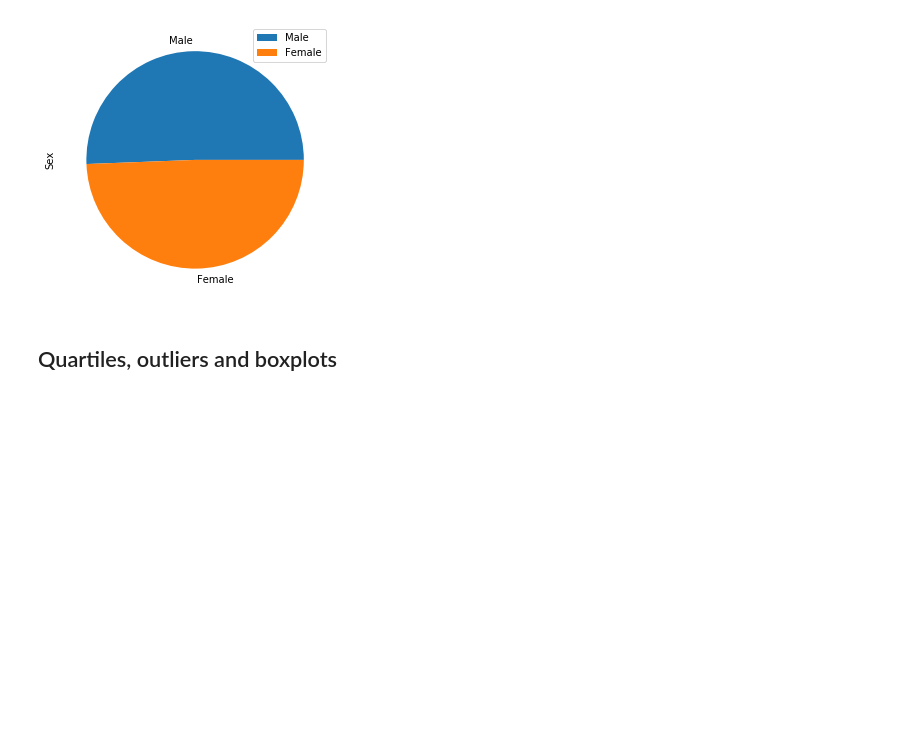
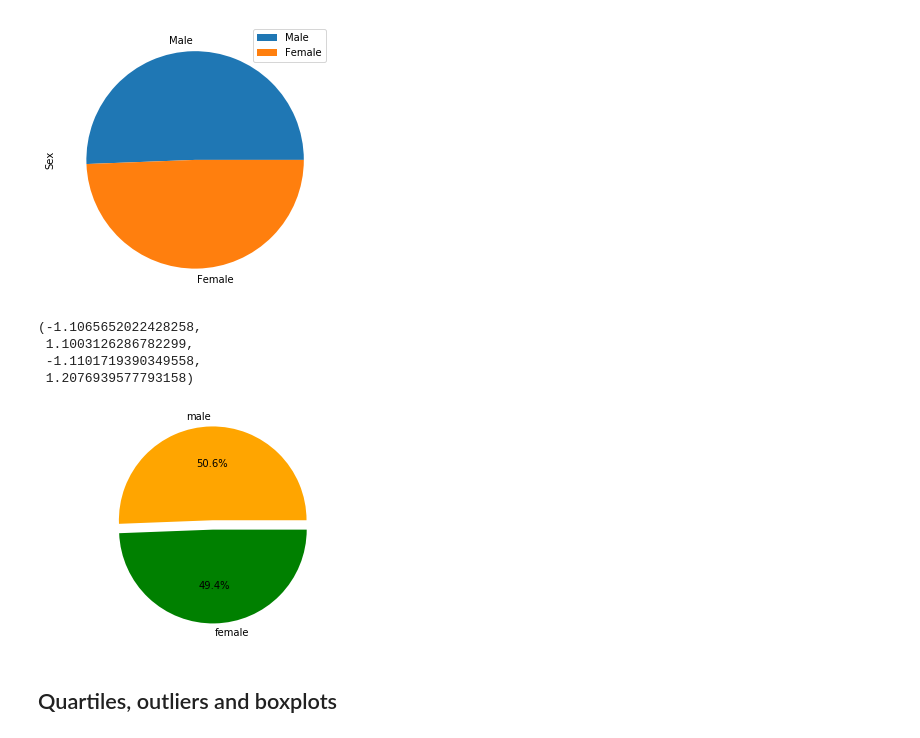
Before and after one commit to amolgupte/Matplotlib-Challenge, a Jupyter notebook: PyPharma.ipynb, the cells around one changed output. Drawn from its saved outputs; the diff is of its cells as text; code cells hidden in the pictures; blank space fills up the shorter version.

```diff
--- a/PyPharma.ipynb
+++ b/PyPharma.ipynb
@@ -139,6 +139,20 @@ Female  935
 [figure]
 # %%
 # Generate a pie plot showing the distribution of female versus male mice using pyplot
+
+sex = ['male','female']
+count = [958,935]
+colors = ["orange","green"]
+explode = (0.1,0)
+plt.pie(count, explode=explode, labels=sex, colors=colors,
+        autopct="%1.1f%%")
+plt.axis("equal")
+# %% [output]
+(-1.1065652022428258,
+ 1.1003126286782299,
+ -1.1101719390349558,
+ 1.2076939577793158)
+[figure, added]
 # %% [markdown]
 ## Quartiles, outliers and boxplots
 # %%
```
